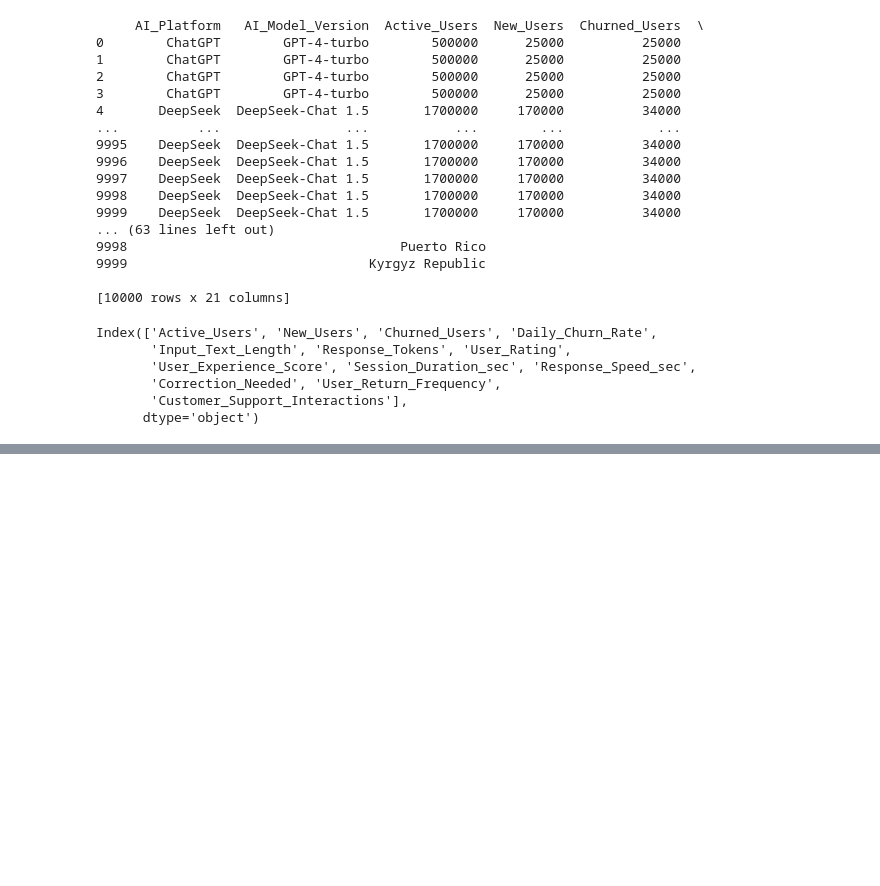
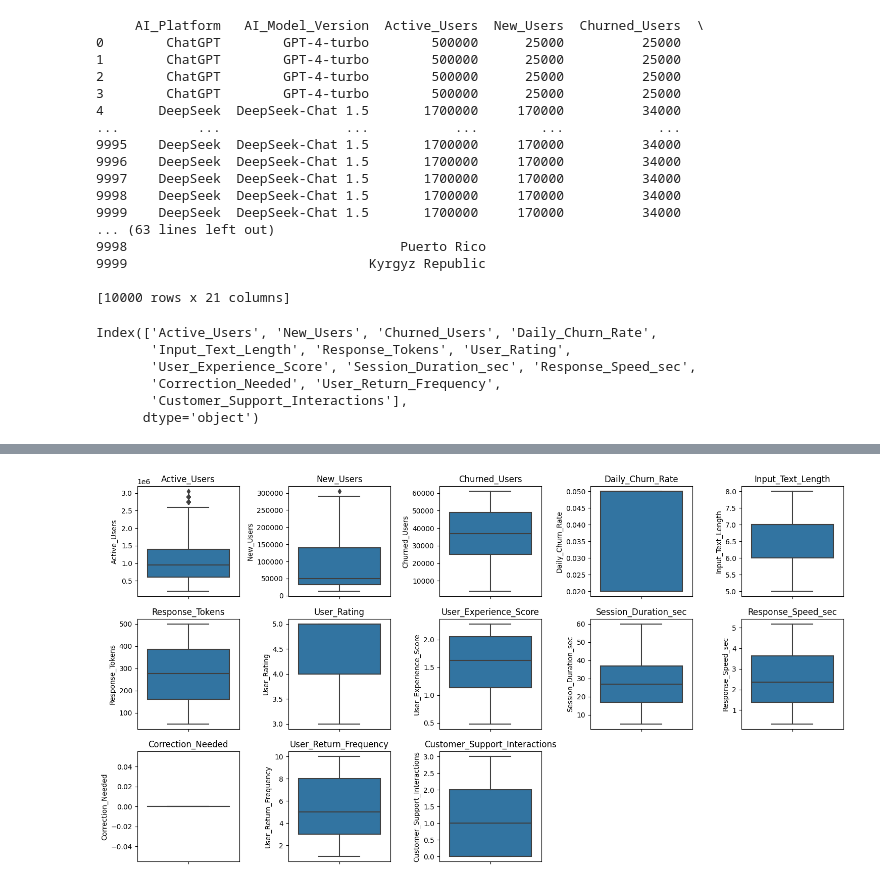
Before and after one commit to Lillian-muchoki/AI-TruthGuard-Bias, a Jupyter notebook: group-project-skies.ipynb, the cells around one changed output, grey strips where cells are left out. Drawn from its saved outputs; the diff is of its cells as text; code cells hidden in the pictures; blank space fills up the shorter version.

```diff
--- a/group-project-skies.ipynb
+++ b/group-project-skies.ipynb
@@ -206,0 +227,21 @@ Index(['Active_Users', 'New_Users', 'Churned_Users', 'Daily_Churn_Rate',
+# %%
+# Define a function to remove outliers using the IQR method
+def detect_outliers(df_rel,columns):
+   # df_rel=df_copy()
+    for col in columns:
+
+
+        Q1 = df_rel[columns].quantile(0.25)
+        Q3 = df_rel[columns].quantile(0.75)
+        IQR = Q3 - Q1
+
+    # Define lower and upper bounds
+        lower_bound = Q1 - 1.5 * IQR
+        upper_bound = Q3 + 1.5 * IQR
+
+    # Filter out outliers
+        df_rel_filtered = df_rel[~((df_rel[columns] < lower_bound) | (df_rel[columns] > upper_bound)).any(axis=1)]
+    return df_rel_filtered
+# %%
+df_rel_cleaned=detect_outliers(df_rel,num_cols)
+print(df_rel_cleaned)
@@ -206,0 +266,14 @@ Index(['Active_Users', 'New_Users', 'Churned_Users', 'Daily_Churn_Rate',
+# %%
+import matplotlib.pyplot as plt
+import seaborn as sns
+
+#Plot box plot
+plt.figure(figsize=(15, 8))
+for i, col in enumerate(num_cols, 1):
+    plt.subplot(3, 5, i)
+    sns.boxplot(y=df_rel_cleaned[col])
+    plt.title(col)
+plt.tight_layout()
+plt.show()
+# %% [output]
+[figure, added]
```
Also changed, not shown: parts of 4 cells of this notebook.
